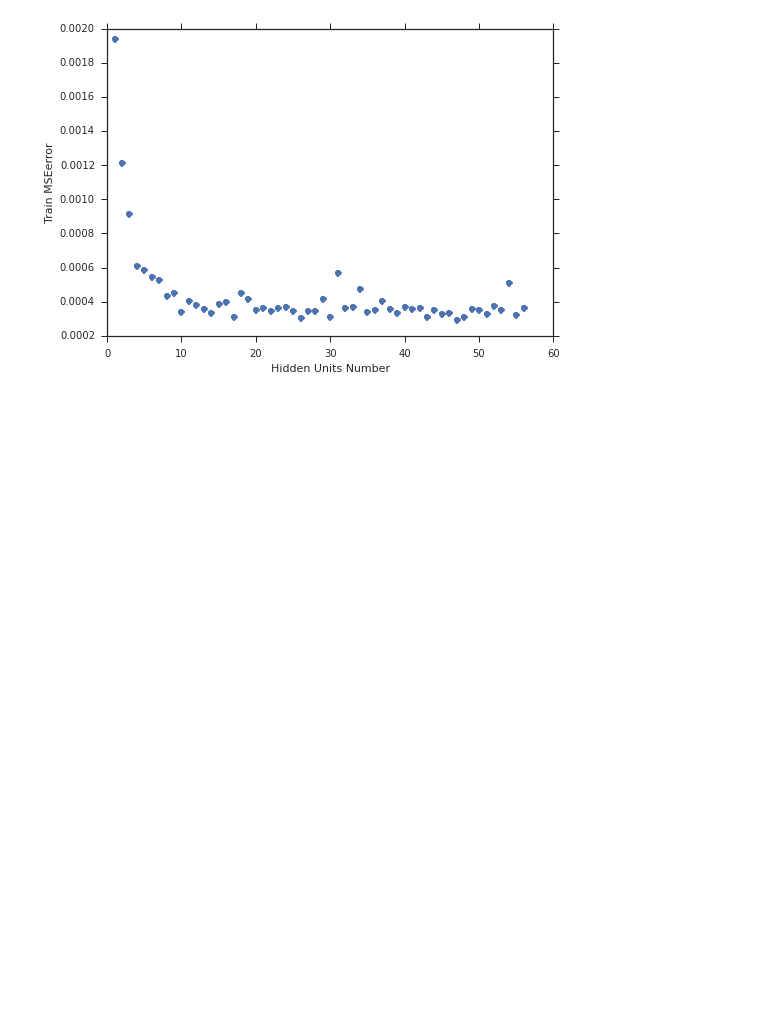
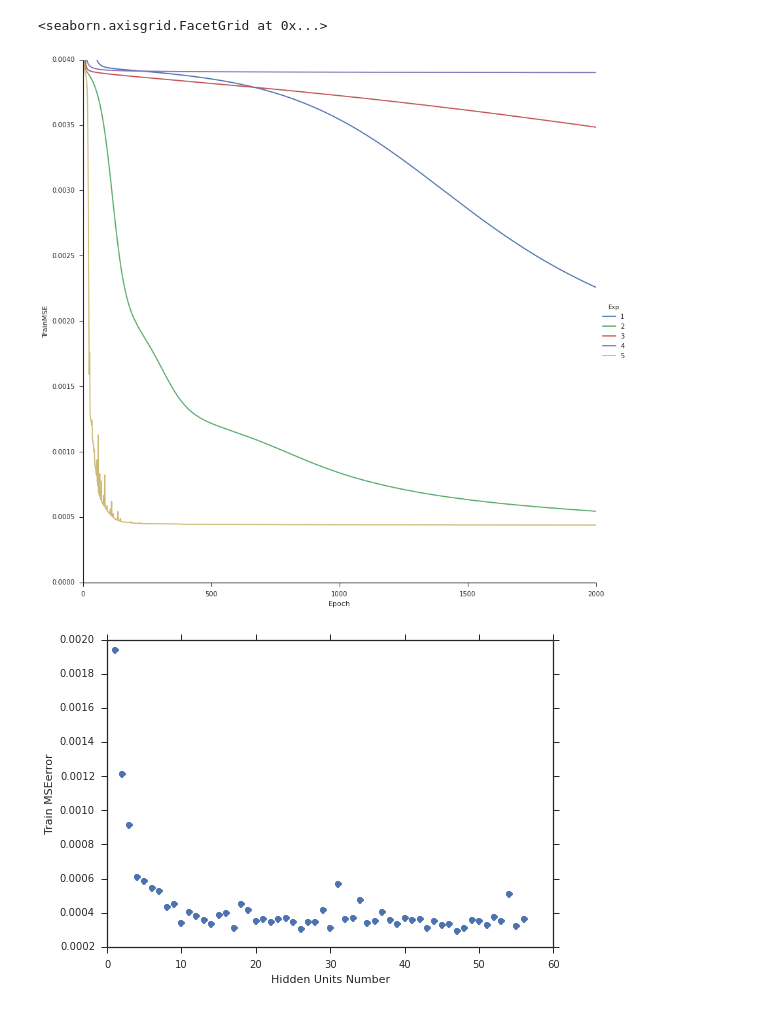
Before and after one commit to fengsy868/Dann-EEG, a Jupyter notebook: Ploting.ipynb, the cells around one changed output. Saved outputs shown, nothing was run; the diff lists cells and outputs as text; code cells hidden in the pictures; blank space fills up the shorter version.

```diff
--- a/Ploting.ipynb
+++ b/Ploting.ipynb
@@ -8,6 +8,16 @@ import matplotlib.pyplot as plt
 %matplotlib inline
 
 sns.set(style="ticks", color_codes=True)
+# %%
+filepath = '1.csv'
+dataset = pd.read_csv(filepath)
+g = sns.FacetGrid(dataset, hue="Exp", size=12)
+(g.map(plt.plot, "Epoch", "TrainMSE")).set(xlim=(0, 2000), ylim=(0, 0.004))
+#g.map(plt.plot, "Epoch", "ValidMSE",color="b")
+g.add_legend()
+# %% [output]
+<seaborn.axisgrid.FacetGrid at 0x...>
+[figure, added]
 # %%
 filepath = 'exp_25_09_16.csv'
 exp_25_07_16_average = pd.read_csv(filepath)
```
